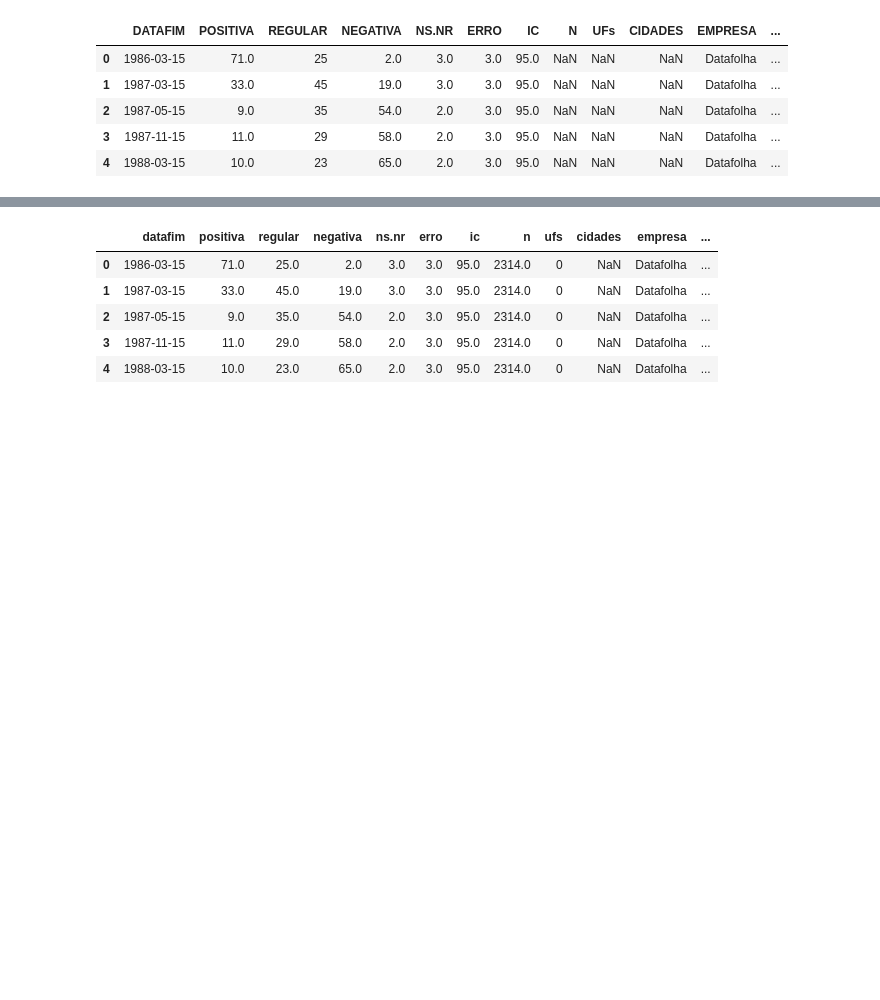
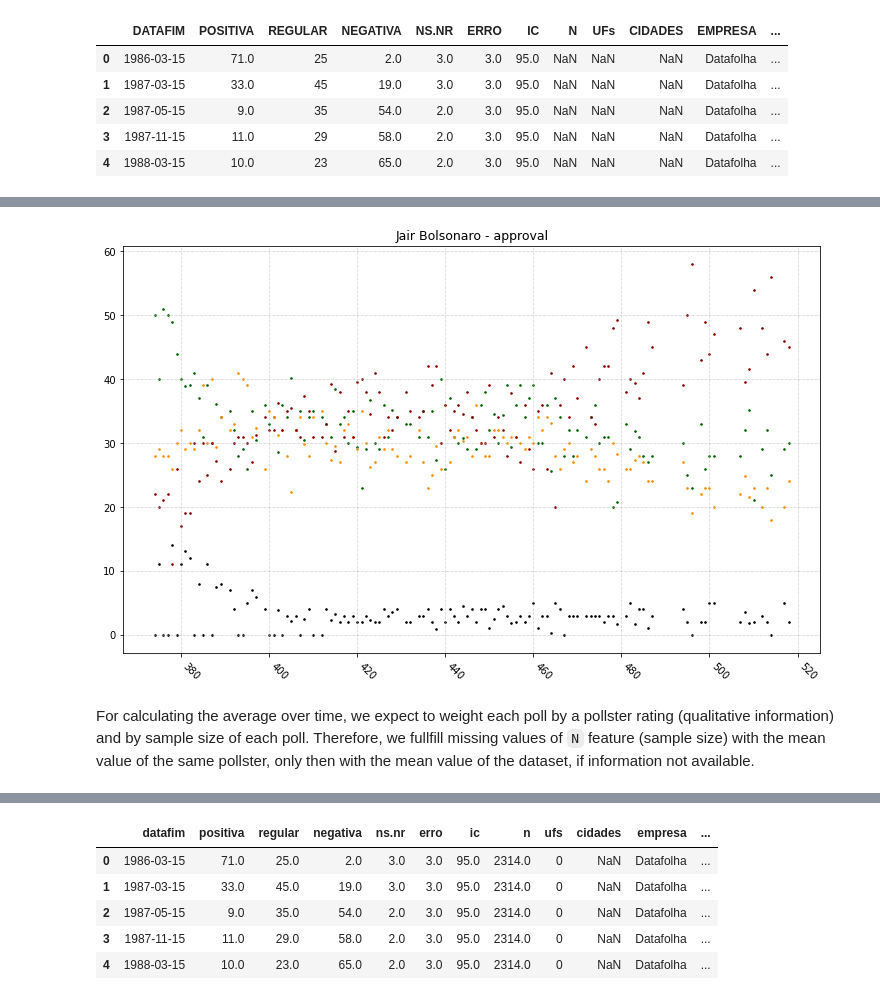
Before and after one commit to gabrielbfs/brazil_election2020, a Jupyter notebook: notebooks/1.1-gbf-2020brazil_bolsonaroApproval.ipynb, the cells around one changed output, grey strips where cells are left out. Cells and saved outputs as stored; diff of their text form; code cells hidden in the pictures; blank space fills up the shorter version.

Commit message:
jupyter notebook 1.1-gbf-2020brazil_bolsonaroApproval

```diff
--- a/notebooks/1.1-gbf-2020brazil_bolsonaroApproval.ipynb
+++ b/notebooks/1.1-gbf-2020brazil_bolsonaroApproval.ipynb
@@ -103,0 +113,3 @@ approval_RawData.head()
+# %%
+jb_approval_RawData = approval_RawData[approval_RawData['PRESIDENTE']=='Jair Bolsonaro']
+jb_approval_RawData.head()
@@ -103,0 +125,5 @@ approval_RawData.head()
+# %%
+cols = ['POSITIVA', 'REGULAR', 'NEGATIVA', 'NS.NR']
+jb_approval_RawData = jb_approval_RawData.loc[jb_approval_RawData[cols].dropna(axis='rows', how='any').index]
+
+jb_approval_RawData.head()
@@ -103,0 +137,25 @@ approval_RawData.head()
+# %%
+jb_approval_RawData[cols] = jb_approval_RawData[cols].replace({' ':np.nan, '':np.nan})
+jb_approval_RawData[cols] = jb_approval_RawData[cols].astype(float)
+# %%
+jb_approval_RawData = jb_approval_RawData[~jb_approval_RawData['EMPRESA'].isna()]
+jb_approval_RawData = jb_approval_RawData[jb_approval_RawData['TIPO'] == 'Avaliação do governo federal']
+jb_approval_RawData = jb_approval_RawData[jb_approval_RawData['UFs'].fillna(0).astype(str).apply(lambda x: x.isnumeric())]
+# %%
+cols = ['positiva', 'regular', 'negativa', 'ns.nr']
+colors_dict = {'positiva':'darkgreen', 'regular':'darkorange', 'negativa':'darkred', 'ns.nr':'black'}
+
+plt.figure(figsize=(12.5, 7.5))
+for col in cols:
+    plt.scatter(x=jb_approval_RawData.index, y=jb_approval_RawData[col.upper()],
+                color=colors_dict[col], s=2.5)
+
+plt.title('Jair Bolsonaro - approval', fontsize=12.5)
+plt.xticks(rotation=-45, ha='left')
+#plt.legend(loc=2)
+plt.grid(ls='--', alpha=0.5)
+plt.show()
+# %% [output]
+[figure, added]
+# %% [markdown]
+For calculating the average over time, we expect to weight each poll by a pollster rating (qualitative information) and by sample size of each poll. Therefore, we fullfill missing values of `N` feature (sample size) with the mean value of the same pollster, only then with the mean value of the dataset, if information not available.
```
Also changed, not shown: parts of 24 cells of this notebook, 4 other files.
